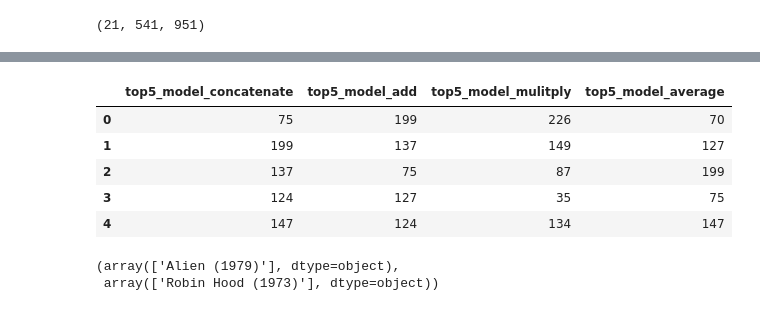
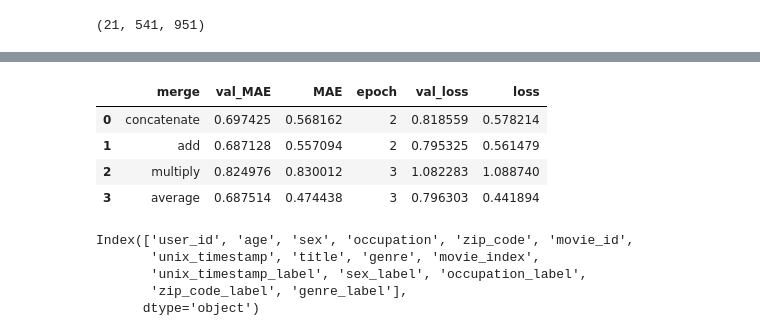
Before and after one commit to elenacramer/DLRM-with-Keras-for-movielens-dataset, a Jupyter notebook: DLRM_alldata.ipynb, the cells around one changed output, grey strips where cells are left out. Drawn from its saved outputs; the diff is of its cells as text; code cells hidden in the pictures.

```diff
--- a/DLRM_alldata.ipynb
+++ b/DLRM_alldata.ipynb
@@ -463,3 +171,0 @@ epoch_concat_l=history.epoch
-# %%
-model_add_l=embedding_model_l((100,50), 50, merging_method='add')
-history= model_add_l.fit(x=inputs, y=y_train, batch_size=500,epochs=10, verbose=2, validation_data=[inputs_test,y_test], callbacks=[es])
@@ -480,3 +171,0 @@ epoch_ad_l=history.epoch
-# %%
-model_mult_l=embedding_model_l((100,50), 50, merging_method='multiply')
-history= model_mult_l.fit(x=inputs, y=y_train, batch_size=500,epochs=10, verbose=2, validation_data=[inputs_test,y_test], callbacks=[es])
@@ -497,3 +171,0 @@ epoch_mult_l=history.epoch
-# %%
-model_average_l=embedding_model_l((100,50), 50, merging_method='average')
-history= model_average_l.fit(x=inputs, y=y_train, batch_size=500,epochs=10, verbose=2, validation_data=[inputs_test,y_test], callbacks=[es])
@@ -598,9 +171,0 @@ df=pd.DataFrame({'top5_model_concatenate': top5_model_concatenate.values, 'top5_
-# %%
-df
-# %% [output]
-|  | top5_model_concatenate | top5_model_add | top5_model_mulitply | top5_model_average |
-| 0 | 75 | 199 | 226 | 70 |
-| 1 | 199 | 137 | 149 | 127 |
-| 2 | 137 | 75 | 87 | 199 |
-| 3 | 124 | 127 | 35 | 75 |
-| 4 | 147 | 124 | 134 | 147 |
@@ -609,6 +172,39 @@ df
-# %%
-movie_name=lambda movie: data.title[data.movie_index==movie]
-movie_name(75).unique(), movie_name(199).unique()
-# %% [output]
-(array(['Alien (1979)'], dtype=object),
- array(['Robin Hood (1973)'], dtype=object))
+# %%
+mergemethod=['concatenate', 'add', 'multiply', 'average']
+# merging method dot product and substract are only possible for 2 inputs / embedding
+summary=pd.DataFrame(columns=['merge','val_MAE', 'MAE','epoch','val_loss', 'loss'])
+merge,epoch,val_MAE,MAE,loss,val_loss=[],[],[],[],[],[]
+# looping through the merging methods
+for m in mergemethod:
+    model=embedding_model(hidden_units, embedding_dim, merging_method=m)
+    history=model.fit(x=inputs, y=y_train, batch_size=500,epochs=10, verbose=0, validation_data=[inputs_test,y_test], callbacks=[es])
+    # collecting MAE's and loss
+    merge.append(m)
+    n=len(history.epoch)
+    epoch.append(n)
+    val_MAE.append(history.history['val_MAE'][n-1])
+    MAE.append(history.history['MAE'][n-1])
+    loss.append(history.history['loss'][n-1])
+    val_loss.append(history.history['val_loss'][n-1])
+summary['merge']=merge
+summary['val_MAE']=val_MAE
+summary['epoch']=epoch
+summary['MAE']=MAE
+summary['loss']=loss
+summary['val_loss']=val_loss
+# %%
+summary
+# %% [output]
+|  | merge | val_MAE | MAE | epoch | val_loss | loss |
+| 0 | concatenate | 0.697425 | 0.568162 | 2 | 0.818559 | 0.578214 |
+| 1 | add | 0.687128 | 0.557094 | 2 | 0.795325 | 0.561479 |
+| 2 | multiply | 0.824976 | 0.830012 | 3 | 1.082283 | 1.088740 |
+| 3 | average | 0.687514 | 0.474438 | 3 | 0.796303 | 0.441894 |
+# %%
+X_train_label.columns
+# %% [output]
+Index(['user_id', 'age', 'sex', 'occupation', 'zip_code', 'movie_id',
+       'unix_timestamp', 'title', 'genre', 'movie_index',
+       'unix_timestamp_label', 'sex_label', 'occupation_label',
+       'zip_code_label', 'genre_label'],
+      dtype='object')
```
Also changed, not shown: parts of 77 cells of this notebook, 4 other files.
